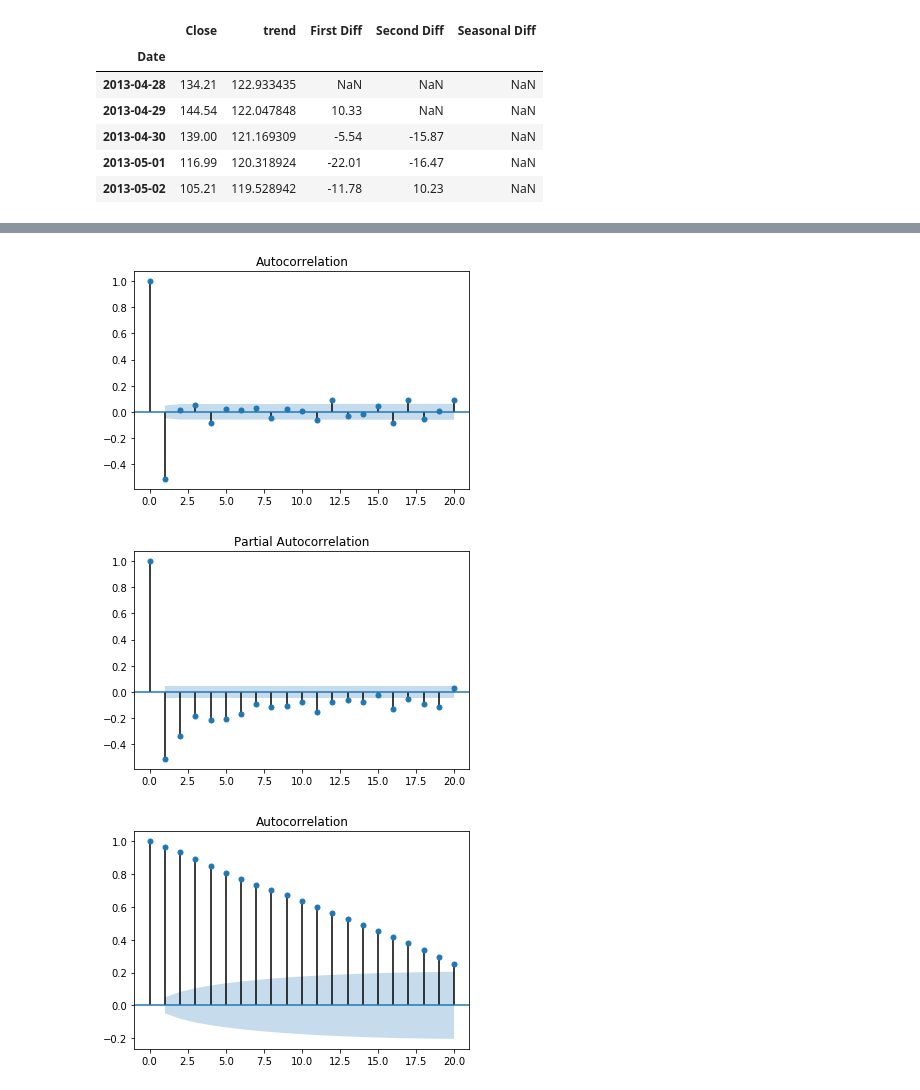
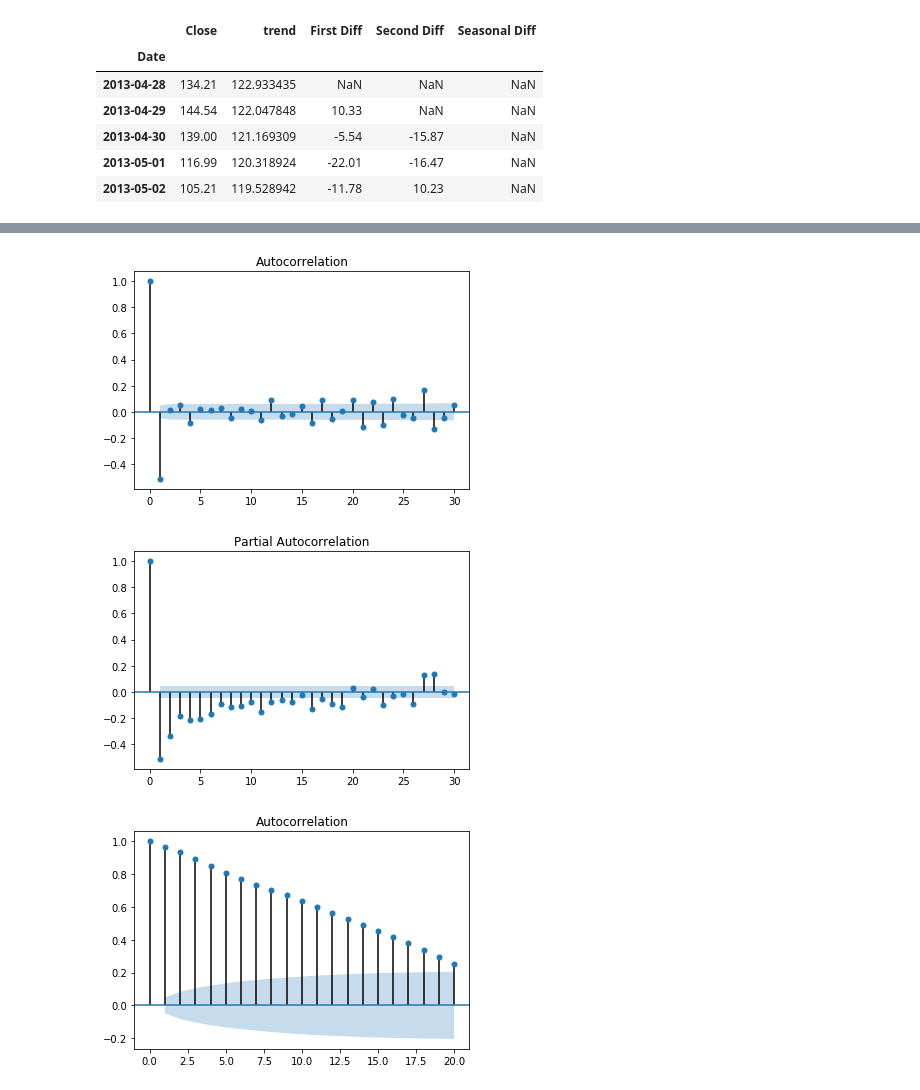
Before and after one commit to mparayil/Forecasting-Cryptocurrency-Prices, a Jupyter notebook: Capstone - Part 2.ipynb, the cells around one changed output, grey strips where cells are left out. Saved outputs shown, nothing was run; the diff lists cells and outputs as text; code cells hidden in the pictures.

```diff
--- a/Capstone - Part 2.ipynb
+++ b/Capstone - Part 2.ipynb
@@ -549,10 +654,10 @@ plot_pacf(btc_price_close['First Diff'].dropna(), lags=20);
 # %%
 # Plotting for Second Difference
-plot_acf(btc_price_close['Second Diff'].dropna(), lags=20);
-plot_pacf(btc_price_close['Second Diff'].dropna(), lags=20);
+plot_acf(btc_price_close['Second Diff'].dropna(), lags=30);
+plot_pacf(btc_price_close['Second Diff'].dropna(), lags=30);
 # %% [output]
-[figure, old version]
+[figure, new version]
-[figure, old version]
+[figure, new version]
 # %%
 # Plotting for Seasonal Difference
 plot_acf(btc_price_close['Seasonal Diff'].dropna(), lags=20);
```
Also changed, not shown: parts of 71 cells of this notebook, 2 other files.
